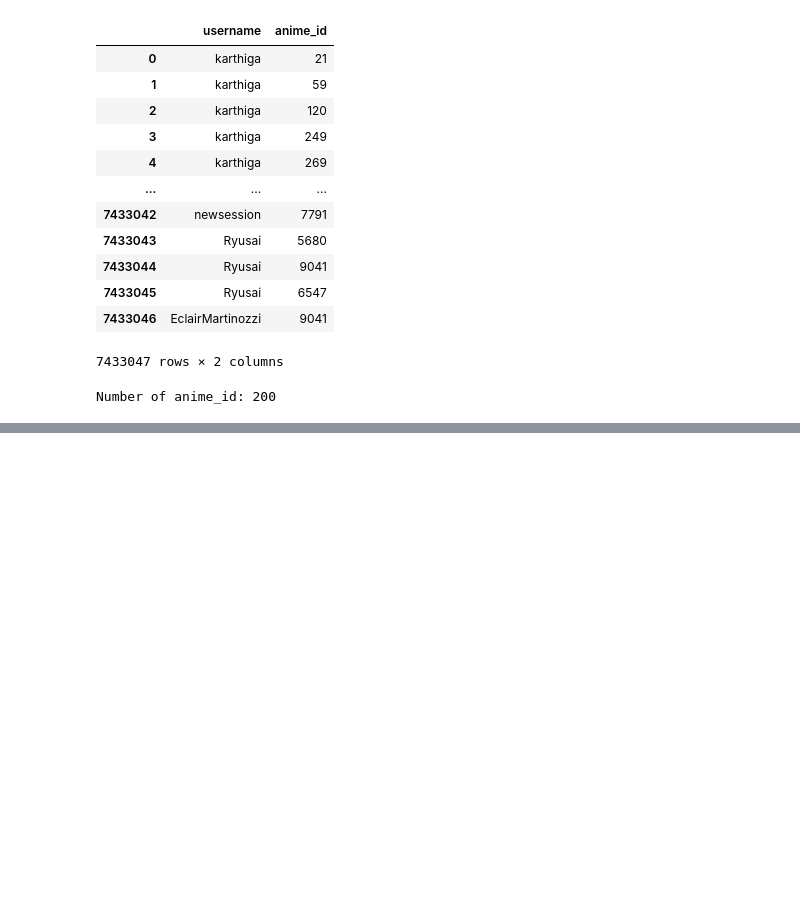
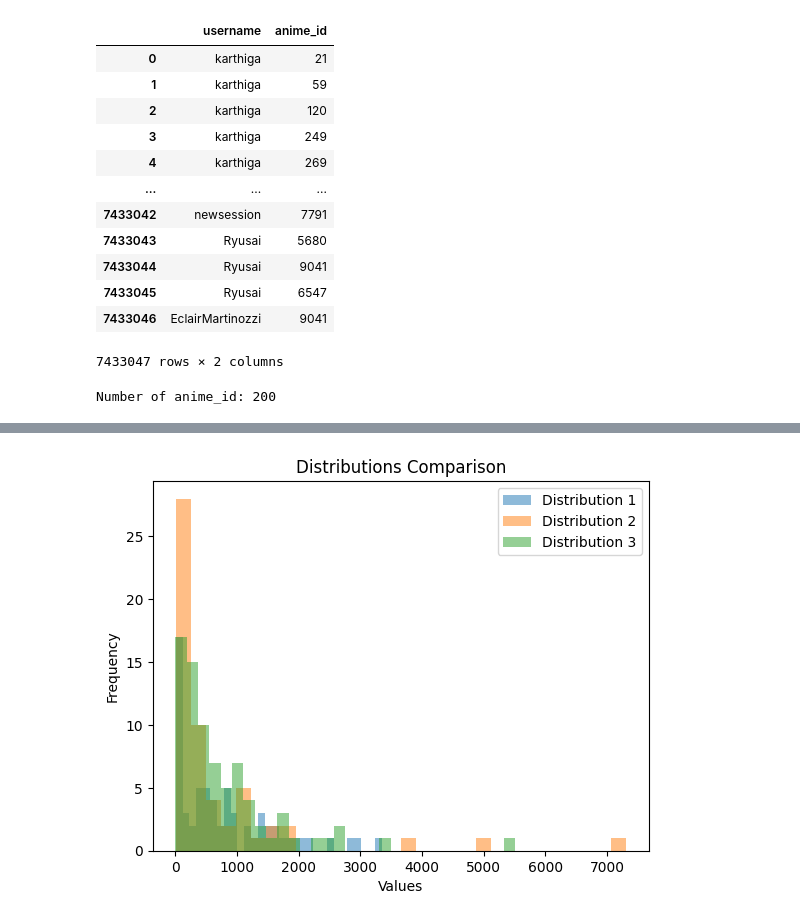
Before and after one commit to VietAnhNguyen20/M2_DM_Anime, a Jupyter notebook: dataSet-to-AnimeGraph.ipynb, the cells around one changed output, grey strips where cells are left out. Cells and saved outputs as stored; diff of their text form; code cells hidden in the pictures; blank space fills up the shorter version.

```diff
--- a/dataSet-to-AnimeGraph.ipynb
+++ b/dataSet-to-AnimeGraph.ipynb
@@ -168,0 +248,2 @@ nx.write_graphml(G, "test.graphml")
+# %%
+anime_selected_df = pd.DataFrame.from_dict(anime_selected_df)
@@ -168,0 +266,25 @@ nx.write_graphml(G, "test.graphml")
+# %%
+for i in range(len(list(communities.keys()))):
+    anime_community = anime_selected_df[anime_selected_df["community"] == i]
+    sources = []
+    sources.append(anime_community["source"].to_list())
+    sources.sort()
+
+    types = []
+    types.append(anime_community["type"].to_list())
+    types.sort()
+
+    genres = []
+    for item in anime_community["genre"].to_list():
+        genres = genres + item.split(', ')
+    genres.sort()
+    print(np.unique(sources, return_counts=True))
+    print(f"\n_____Community {i}:_____")
+    print(f"Episodes of {anime_community['episodes'].median()}")
+    print(f"Source: {np.unique(sources, return_counts=True)}")
+    print(f"Type: {np.unique(types, return_counts=True)}")
+    print(f"Score: {anime_community['score'].mean()}")
+    print(f"Rank: {anime_community['rank'].mean()}")
+    print(f"Popularity: {anime_community['popularity'].mean()}")
+    unique_genres, counts = np.unique(genres, return_counts=True)
+    print(f"Genres: {sorted(list(zip(unique_genres, counts)), key=lambda x: x[1], reverse=True)}")
@@ -168,0 +309,16 @@ nx.write_graphml(G, "test.graphml")
+# %%
+for i in range(len(list(communities.keys()))):
+    anime_community = anime_selected_df[anime_selected_df["community"] == i]
+    plt.hist(anime_community['rank'].to_list(), bins=30, alpha=0.5, label=f'Distribution {i+1}')
+# Add labels and title
+plt.xlabel('Values')
+plt.ylabel('Frequency')
+plt.title('Distributions Comparison')
+
+# Add a legend
+plt.legend()
+
+# Show the plot
+plt.show()
+# %% [output]
+[figure, added]
```
Also changed, not shown: parts of 21 cells of this notebook, 3 other files.
